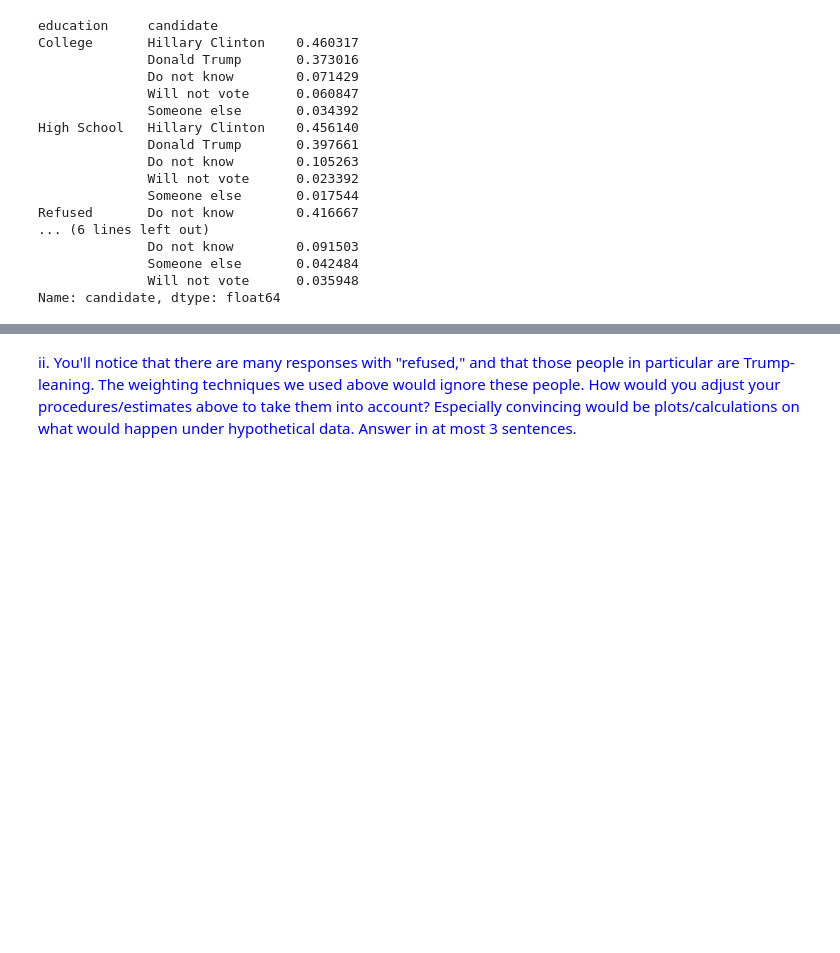
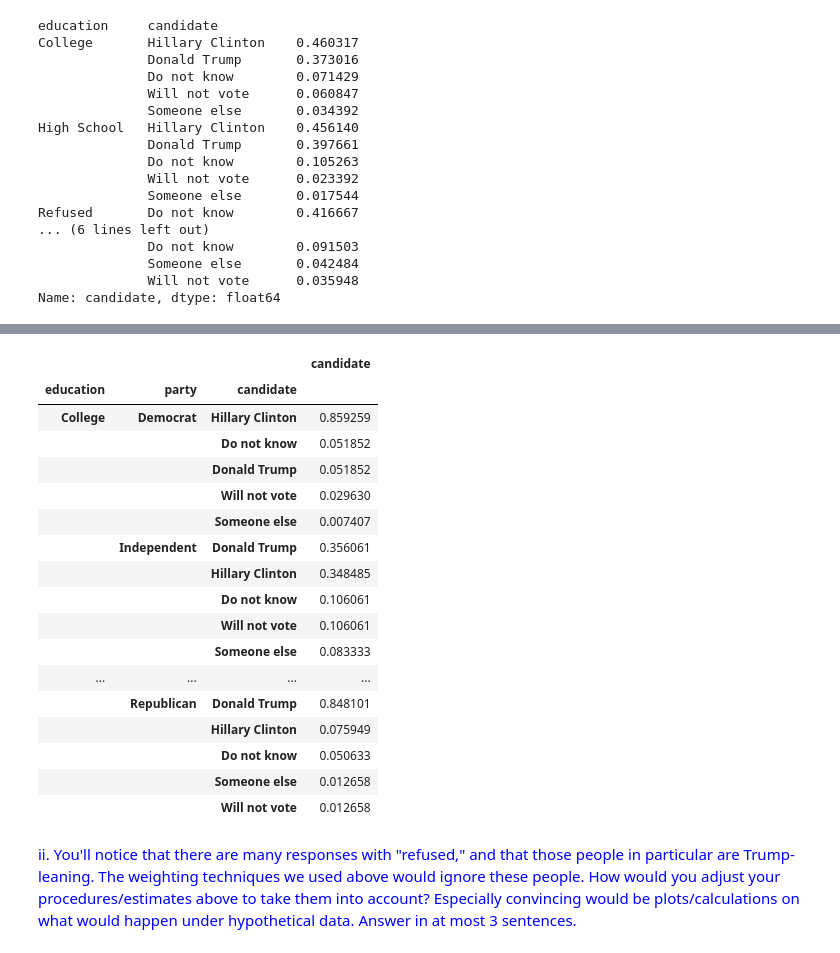
Before and after one commit to martinsun0/People-Data-Systems, a Jupyter notebook: HW1/HW1_assignment.ipynb, the cells around one changed output, grey strips where cells are left out. Saved outputs shown, nothing was run; the diff lists cells and outputs as text; code cells hidden in the pictures; blank space fills up the shorter version.

```diff
--- a/HW1/HW1_assignment.ipynb
+++ b/HW1/HW1_assignment.ipynb
@@ -546,3 +520,24 @@ Name: candidate, Length: 69, dtype: float64
+# %%
+dfpoll.groupby(['education', 'party'])['candidate'].value_counts(normalize = True).to_frame()
+# %% [output]
+|  |  |  | candidate |
+| education | party | candidate |  |
+| College | Democrat | Hillary Clinton | 0.859259 |
+|  |  | Do not know | 0.051852 |
+|  |  | Donald Trump | 0.051852 |
+|  |  | Will not vote | 0.029630 |
+|  |  | Someone else | 0.007407 |
+|  | Independent | Donald Trump | 0.356061 |
+|  |  | Hillary Clinton | 0.348485 |
+|  |  | Do not know | 0.106061 |
+|  |  | Will not vote | 0.106061 |
+|  |  | Someone else | 0.083333 |
+| ... | ... | ... | ... |
+|  | Republican | Donald Trump | 0.848101 |
+|  |  | Hillary Clinton | 0.075949 |
+|  |  | Do not know | 0.050633 |
+|  |  | Someone else | 0.012658 |
+|  |  | Will not vote | 0.012658 |
 # %% [markdown]
 <font color='blue'> ii. You'll notice that there are many responses with "refused," and that those people in particular are Trump-leaning. The weighting techniques we used above would ignore these people. How would you adjust your procedures/estimates above to take them into account? Especially convincing would be plots/calculations on what would happen under hypothetical data. Answer in at most 3 sentences.
 # %% [markdown]
```
Also changed, not shown: parts of 12 cells of this notebook, 2 other files.
